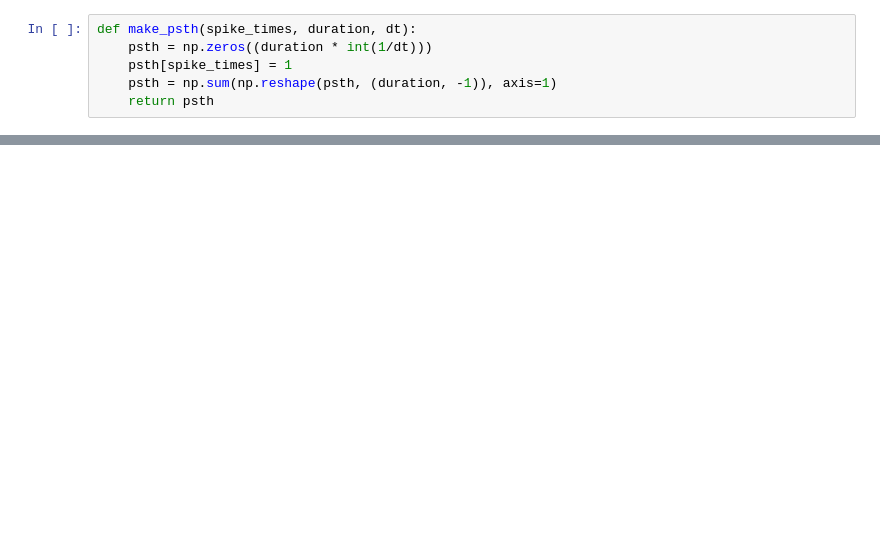
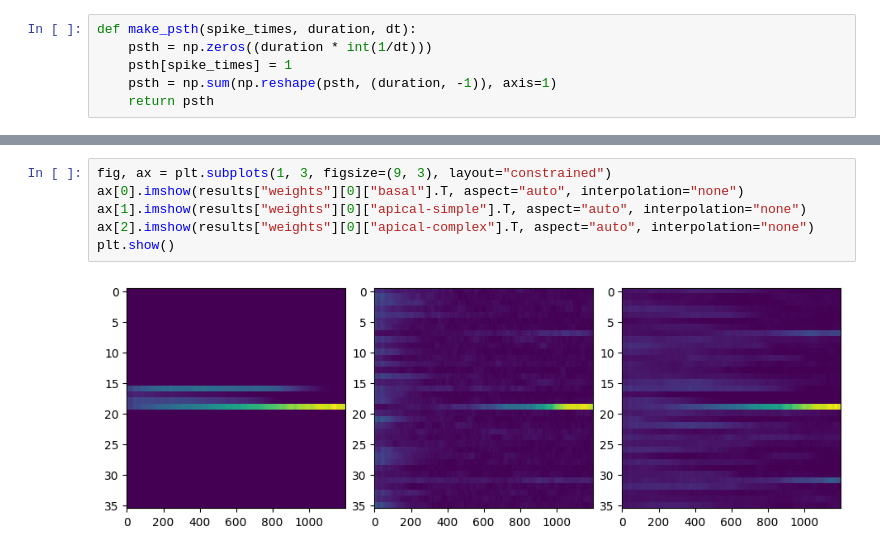
Before and after one commit to landoskape/plasticity-modeling, a Jupyter notebook: notebooks/iaf_testing_sims.ipynb, the cells around one changed output, grey strips where cells are left out. Cells and saved outputs as stored; diff of their text form; blank space fills up the shorter version.

```diff
--- a/notebooks/iaf_testing_sims.ipynb
+++ b/notebooks/iaf_testing_sims.ipynb
@@ -37,3 +44,11 @@ complex_weights = np.stack([w["apical-complex"][-1] for w in results["weights"]]
+# %%
+fig, ax = plt.subplots(1, 3, figsize=(9, 3), layout="constrained")
+ax[0].imshow(results["weights"][0]["basal"].T, aspect="auto", interpolation="none")
+ax[1].imshow(results["weights"][0]["apical-simple"].T, aspect="auto", interpolation="none")
+ax[2].imshow(results["weights"][0]["apical-complex"].T, aspect="auto", interpolation="none")
+plt.show()
+# %% [output]
+[figure, added]
 # %%
 cmap = plt.get_cmap("tab10")
 colors = cmap(np.linspace(0, 1, psths.shape[0]))
```
Also changed, not shown: parts of 10 cells of this notebook, 1 other file.
